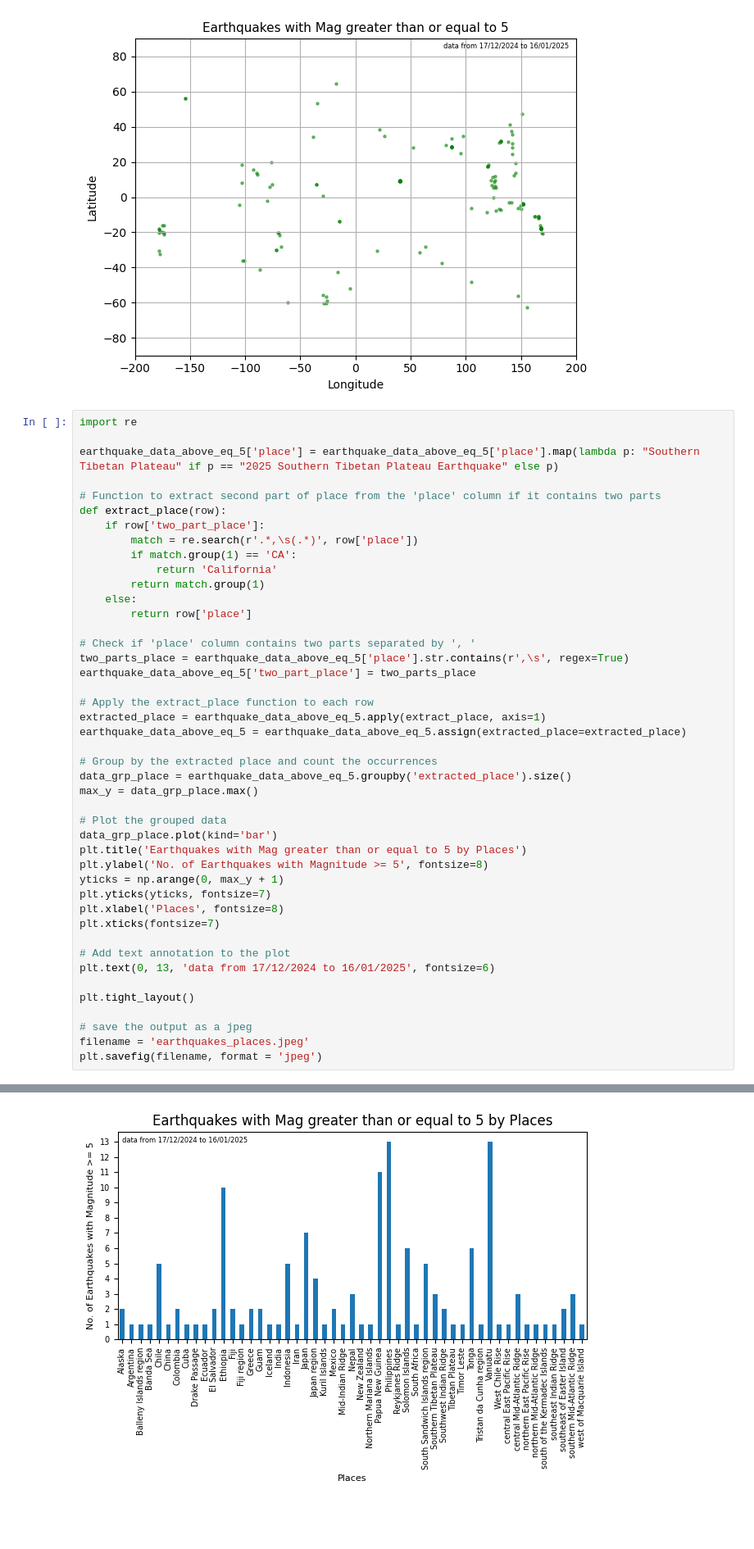
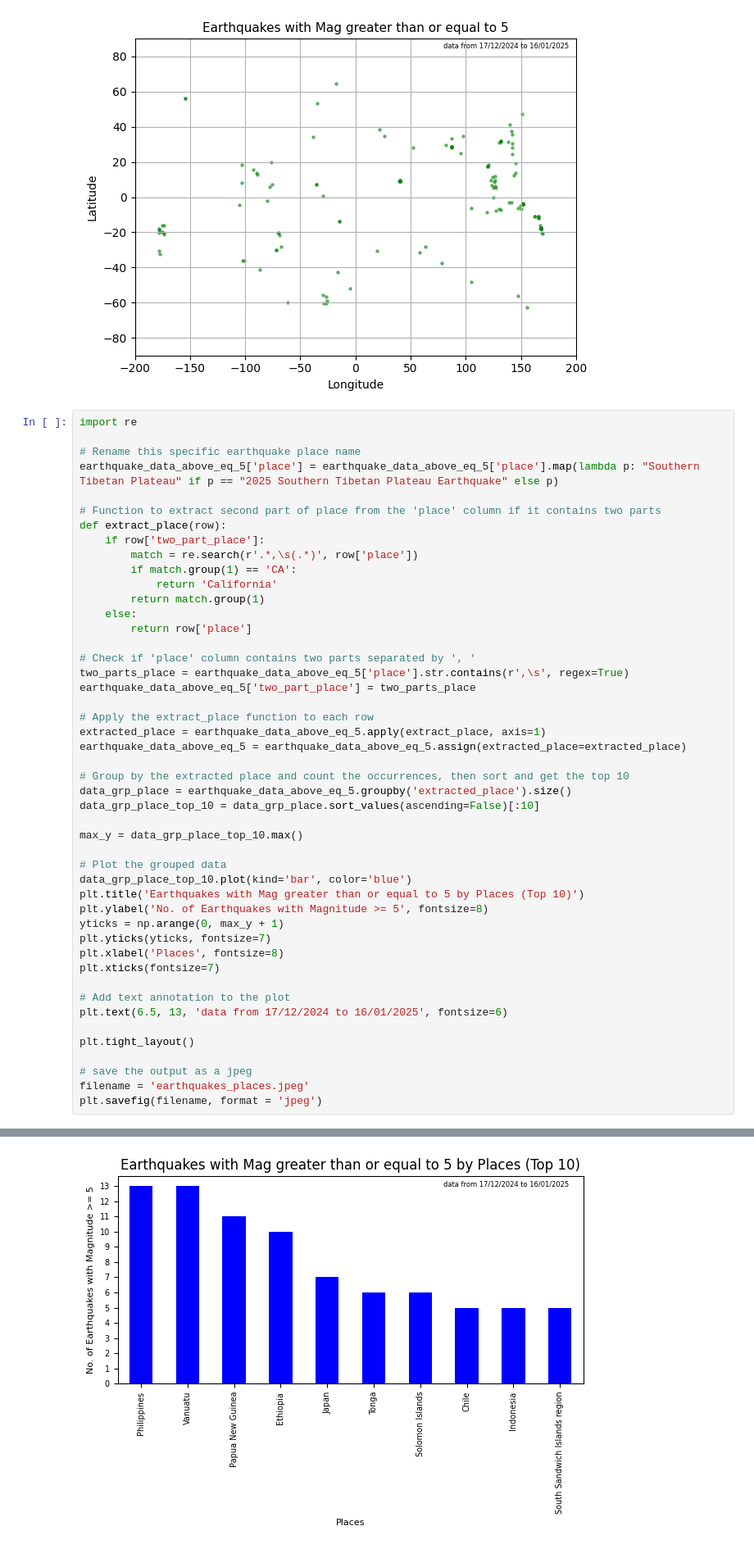
Before and after one commit to pkdc/earthquake-data-analysis, a Jupyter notebook: earthquake.ipynb, the cells around one changed output, grey strips where cells are left out. Shown: that part at 82% size. Cells and saved outputs as stored; diff of their text form; blank space fills up the shorter version.

Commit message:
use continuous colorbar, sort and get the top 10 places

```diff
--- a/earthquake.ipynb
+++ b/earthquake.ipynb
@@ -164,6 +164,7 @@ plt.savefig(filename, format = 'jpeg')
 # %%
 import re
 
+# Rename this specific earthquake place name
 earthquake_data_above_eq_5['place'] = earthquake_data_above_eq_5['place'].map(lambda p: "Southern Tibetan Plateau" if p == "2025 Southern Tibetan Plateau Earthquake" else p)
 
 # Function to extract second part of place from the 'place' column if it contains two parts
@@ -184,13 +185,15 @@ earthquake_data_above_eq_5['two_part_place'] = two_parts_place
 extracted_place = earthquake_data_above_eq_5.apply(extract_place, axis=1)
 earthquake_data_above_eq_5 = earthquake_data_above_eq_5.assign(extracted_place=extracted_place)
 
-# Group by the extracted place and count the occurrences
+# Group by the extracted place and count the occurrences, then sort and get the top 10
 data_grp_place = earthquake_data_above_eq_5.groupby('extracted_place').size()
-max_y = data_grp_place.max()
+data_grp_place_top_10 = data_grp_place.sort_values(ascending=False)[:10]
+
+max_y = data_grp_place_top_10.max()
 
 # Plot the grouped data
-data_grp_place.plot(kind='bar')
-plt.title('Earthquakes with Mag greater than or equal to 5 by Places')
+data_grp_place_top_10.plot(kind='bar', color='blue')
+plt.title('Earthquakes with Mag greater than or equal to 5 by Places (Top 10)')
 plt.ylabel('No. of Earthquakes with Magnitude >= 5', fontsize=8)
 yticks = np.arange(0, max_y + 1)
 plt.yticks(yticks, fontsize=7)
@@ -198,7 +201,7 @@ plt.xlabel('Places', fontsize=8)
 plt.xticks(fontsize=7)
 
 # Add text annotation to the plot
-plt.text(0, 13, 'data from 17/12/2024 to 16/01/2025', fontsize=6)
+plt.text(6.5, 13, 'data from 17/12/2024 to 16/01/2025', fontsize=6)
 
 plt.tight_layout()
 
@@ -219,4 +212,4 @@ See the caveats in the documentation: https://pandas.pydata.org/pandas-docs/stab
-[figure, old version]
+[figure, new version]
 # %%
 # Scatter plot for depth vs magnitude
 x = earthquake_data['mag']
```
Also changed, not shown: parts of 3 cells of this notebook, 3 other files.
